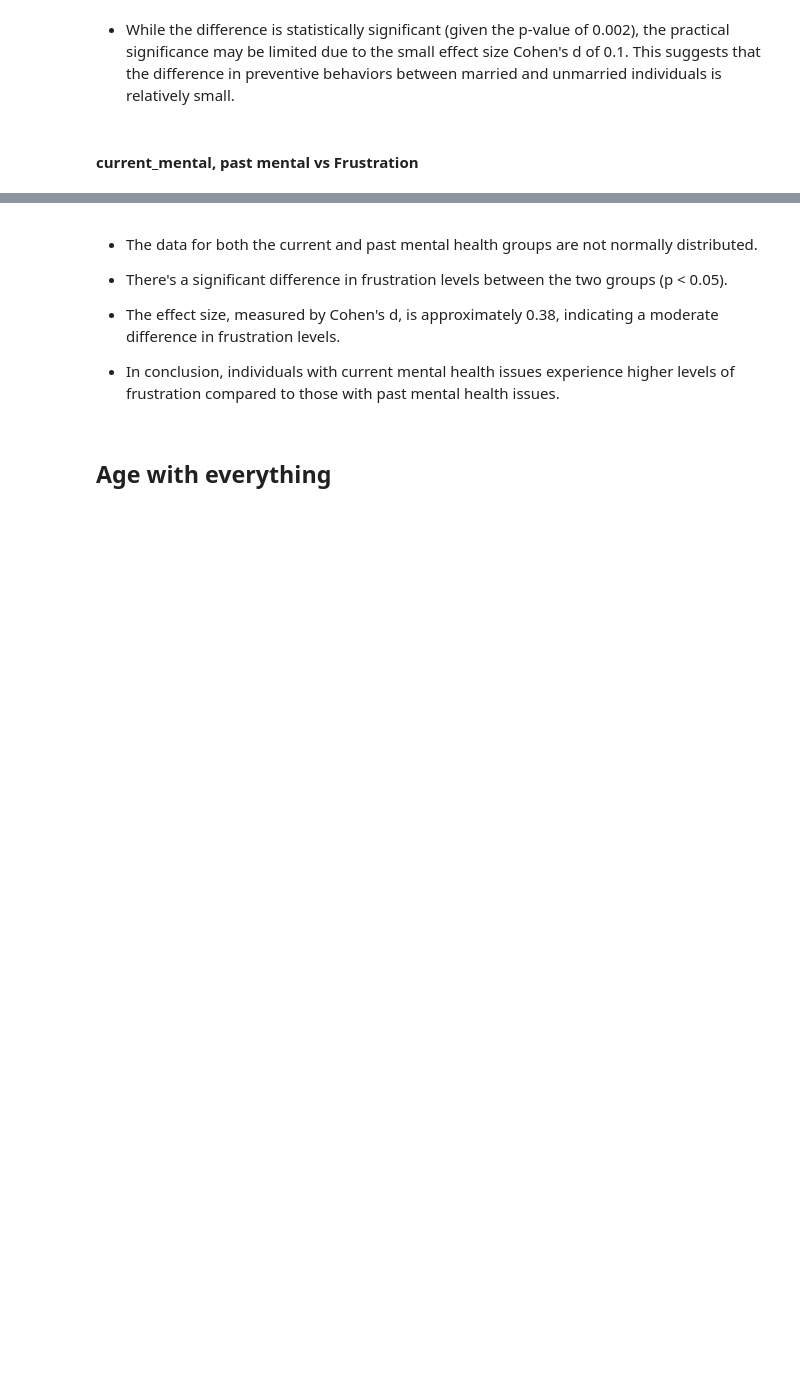
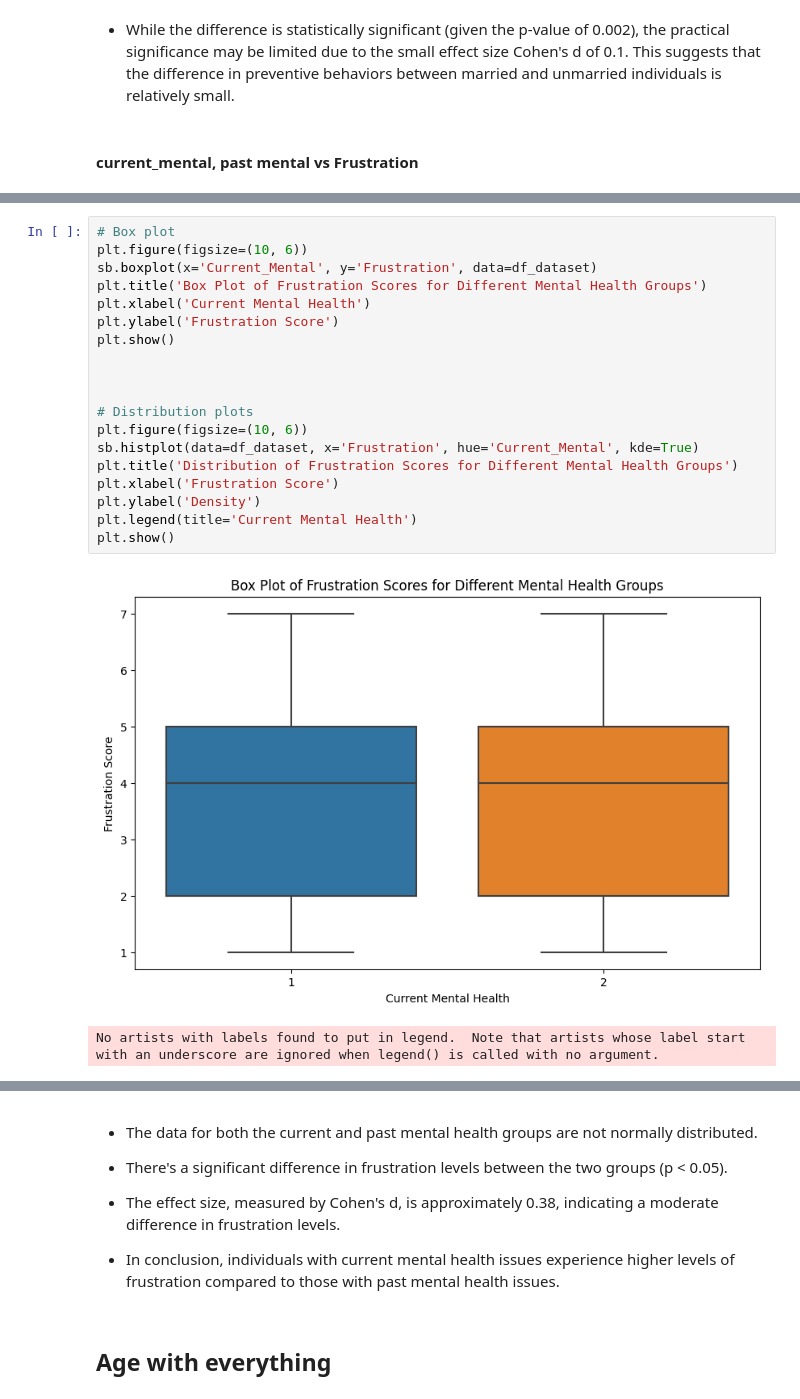
Before and after one commit to Shambhaviiiit/covid-psychological-impact-analysis, a Jupyter notebook: BRSM-Project_yatharth.ipynb, the cells around one changed output, grey strips where cells are left out. Drawn from its saved outputs; the diff is of its cells as text; blank space fills up the shorter version.

```diff
--- a/BRSM-Project_yatharth.ipynb
+++ b/BRSM-Project_yatharth.ipynb
@@ -855,0 +1181,22 @@ Cohen's d: 0.382500253309442
+# %%
+# Box plot
+plt.figure(figsize=(10, 6))
+sb.boxplot(x='Current_Mental', y='Frustration', data=df_dataset)
+plt.title('Box Plot of Frustration Scores for Different Mental Health Groups')
+plt.xlabel('Current Mental Health')
+plt.ylabel('Frustration Score')
+plt.show()
+
+
+
+# Distribution plots
+plt.figure(figsize=(10, 6))
+sb.histplot(data=df_dataset, x='Frustration', hue='Current_Mental', kde=True)
+plt.title('Distribution of Frustration Scores for Different Mental Health Groups')
+plt.xlabel('Frustration Score')
+plt.ylabel('Density')
+plt.legend(title='Current Mental Health')
+plt.show()
+# %% [output]
+[figure, added]
+No artists with labels found to put in legend.  Note that artists whose label start with an underscore are ignored when legend() is called with no argument.
```
Also changed, not shown: parts of 40 cells of this notebook, 1 other file.
